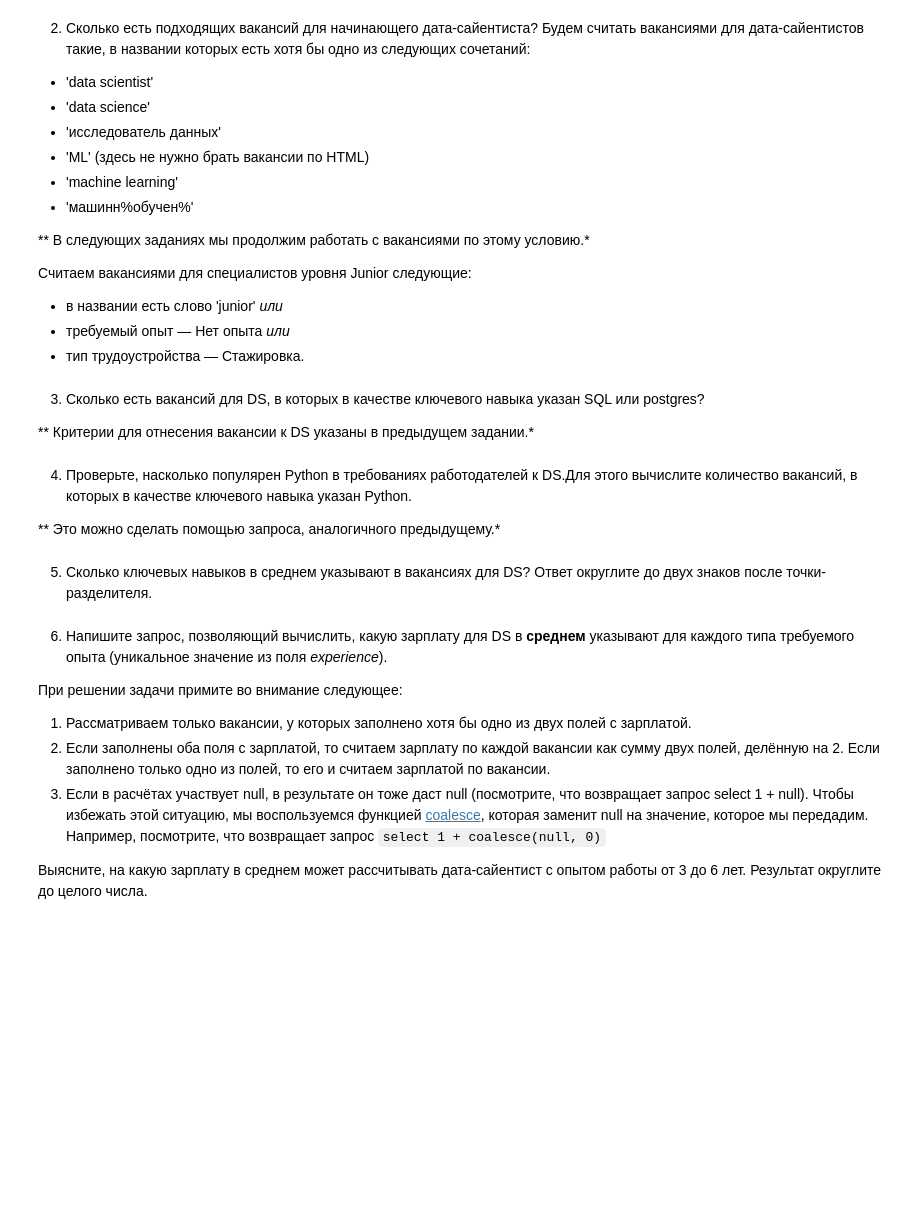
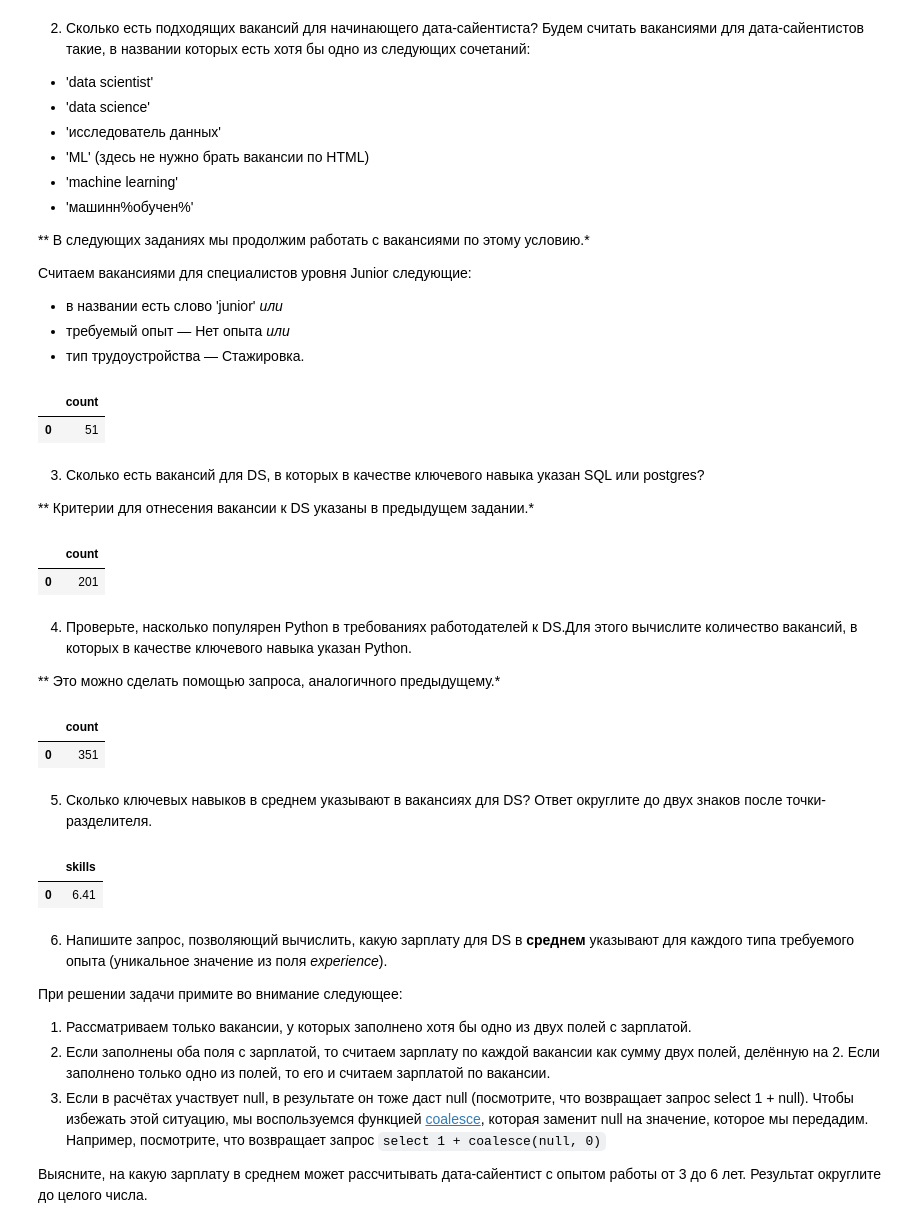
Before and after one commit to EvgeshaGo/evgeshago, a Jupyter notebook: Project_2_Анализ_вакансий/data/Project_2_Ноутбук_шаблон.ipynb, the cells around one changed output. Cells and saved outputs as stored; diff of their text form; code cells hidden in the pictures; blank space fills up the shorter version.

```diff
--- a/Project_2_Анализ_вакансий/data/Project_2_Ноутбук_шаблон.ipynb
+++ b/Project_2_Анализ_вакансий/data/Project_2_Ноутбук_шаблон.ipynb
@@ -559,8 +593,29 @@ yandex_million_areas
 * тип трудоустройства — Стажировка.
 # %%
 # текст запроса
+query_6_2 = f'''SELECT
+                    COUNT(*)
+                FROM
+                    vacancies
+                WHERE
+                    (name ~* 'data scientist' OR
+                    name ~* 'data science' OR
+                    name ~* 'исследователь данных' OR
+                    (name ~ 'ML' AND name !~* 'HTML') OR
+                    name ~* 'machine learning' OR
+                    name ~* 'машинн.*обучен.*') -- применение условия для соответствия вакансии дата-сайентиста
+                    AND
+                    (lower(name) ~* 'junior' OR
+                    experience ='Нет опыта' OR
+                    employment = 'Стажировка') -- применение условия для уровня 'junior': наличие элемента 'junior' в поле name (причем в любом регистре, для этого приводим название вакансии к нижнему регистру), для опыта и занятости соответствие заданным значениям
+             '''
 # %%
 # результат запроса
+junior_vacancies = pd.read_sql_query(query_6_2, connection)
+junior_vacancies
+# %% [output]
+|  | count |
+| 0 | 51 |
 # %% [markdown]
 3. Сколько есть вакансий для DS, в которых в качестве ключевого навыка указан SQL или postgres?
 
@@ -570,5 +640,10 @@ yandex_million_areas
 # %%
 # результат запроса
+sql_vacancies = pd.read_sql_query(query_6_3, connection)
+sql_vacancies
+# %% [output]
+|  | count |
+| 0 | 201 |
 # %% [markdown]
 4. Проверьте, насколько популярен Python в требованиях работодателей к DS.Для этого вычислите количество вакансий, в которых в качестве ключевого навыка указан Python.
 
@@ -578,5 +667,10 @@ yandex_million_areas
 # %%
 # результат запроса
+python_vacancies = pd.read_sql_query(query_6_4, connection)
+python_vacancies
+# %% [output]
+|  | count |
+| 0 | 351 |
 # %% [markdown]
 5. Сколько ключевых навыков в среднем указывают в вакансиях для DS?
 Ответ округлите до двух знаков после точки-разделителя.
@@ -585,5 +691,10 @@ yandex_million_areas
 # %%
 # результат запроса
+avg_skills = pd.read_sql_query(query_6_5, connection)
+avg_skills
+# %% [output]
+|  | skills |
+| 0 | 6.41 |
 # %% [markdown]
 6. Напишите запрос, позволяющий вычислить, какую зарплату для DS в **среднем** указывают для каждого типа требуемого опыта (уникальное значение из поля *experience*).
 
```
Also changed, not shown: parts of 12 cells of this notebook.
